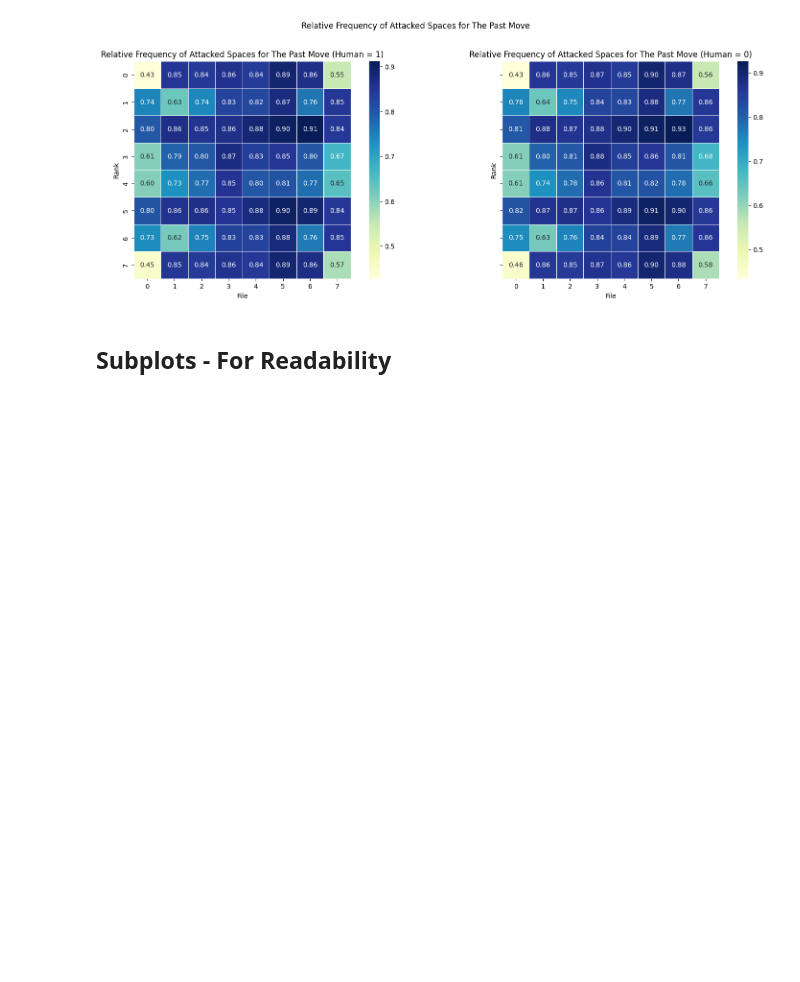
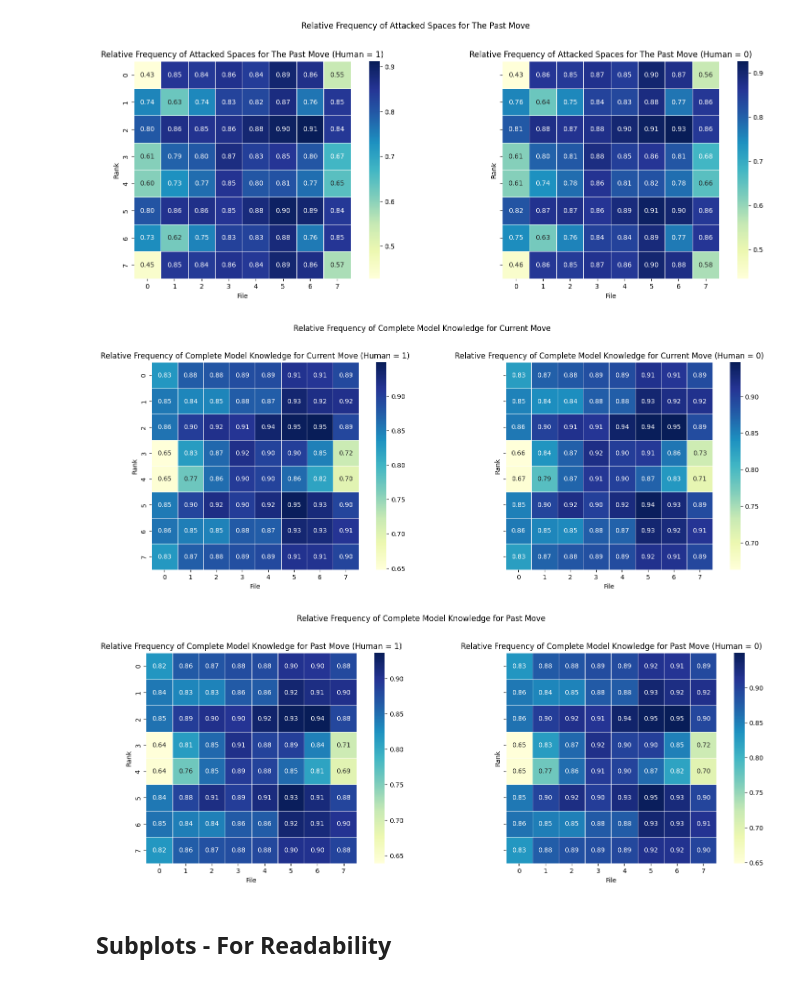
Before and after one commit to MatTheTab/PikeBot, a Jupyter notebook: EDA.ipynb, the cells around one changed output. Saved outputs shown, nothing was run; the diff lists cells and outputs as text; code cells hidden in the pictures; blank space fills up the shorter version.

```diff
--- a/EDA.ipynb
+++ b/EDA.ipynb
@@ -182,6 +188,12 @@ create_comparison_chessboard_heatmaps_attacks(df, 'past_move_12', title = 'Relat
 # %% [output]
 [figure]
 [figure]
+# %%
+create_comparison_chessboard_heatmaps_complete(df, 'current_move', title = "Relative Frequency of Complete Model Knowledge for Current Move")
+create_comparison_chessboard_heatmaps_complete(df, 'past_move_12', title = 'Relative Frequency of Complete Model Knowledge for Past Move')
+# %% [output]
+[figure, added]
+[figure, added]
 # %% [markdown]
 ## Subplots - For Readability
 # %%
```
Also changed, not shown: parts of 1 cell of this notebook, 1 other file.
